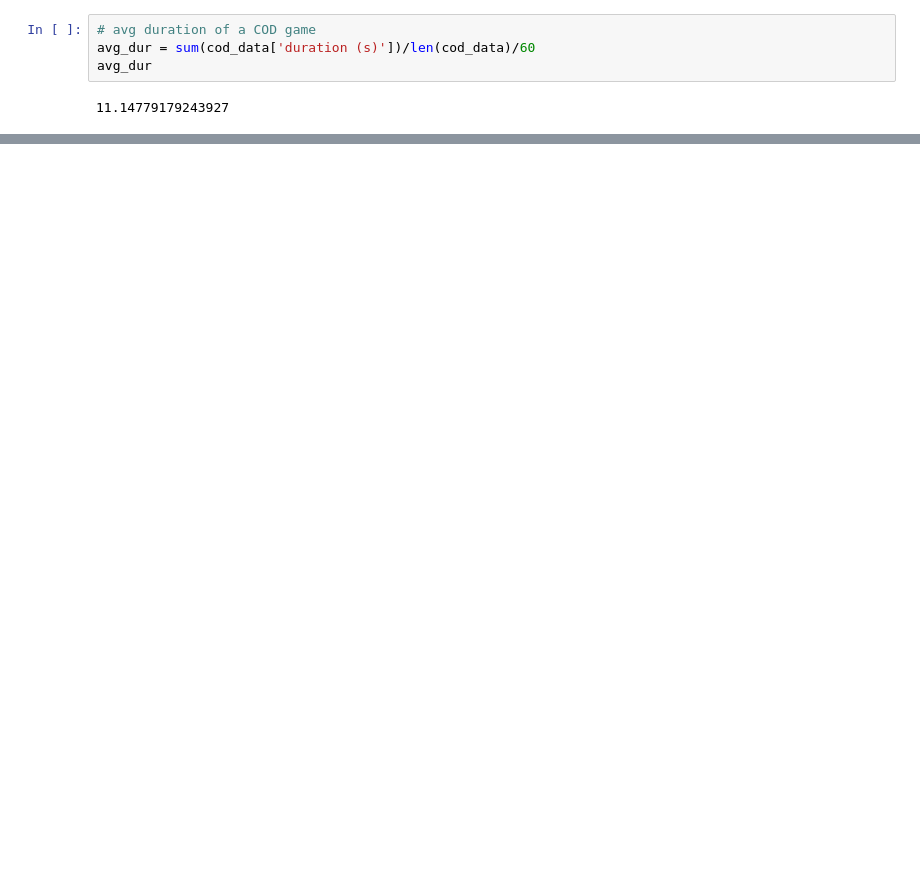
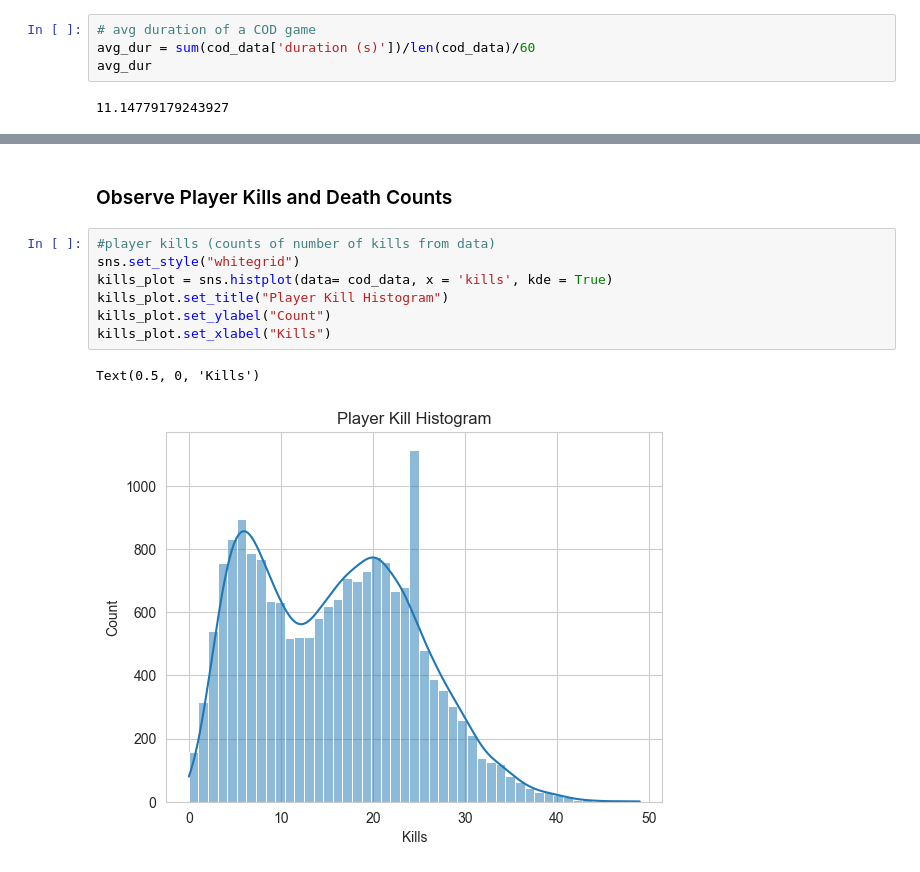
Before and after one commit to wavyvone/COD_Analysis, a Jupyter notebook: cod_analysis.ipynb, the cells around one changed output, grey strips where cells are left out. Drawn from its saved outputs; the diff is of its cells as text; blank space fills up the shorter version.

```diff
--- a/cod_analysis.ipynb
+++ b/cod_analysis.ipynb
@@ -443,0 +88,12 @@ plt.show()
+# %% [markdown]
+### Observe Player Kills and Death Counts
+# %%
+#player kills (counts of number of kills from data)
+sns.set_style("whitegrid")
+kills_plot = sns.histplot(data= cod_data, x = 'kills', kde = True)
+kills_plot.set_title("Player Kill Histogram")
+kills_plot.set_ylabel("Count")
+kills_plot.set_xlabel("Kills")
+# %% [output]
+Text(0.5, 0, 'Kills')
+[figure, added]
```
Also changed, not shown: parts of 68 cells of this notebook.
